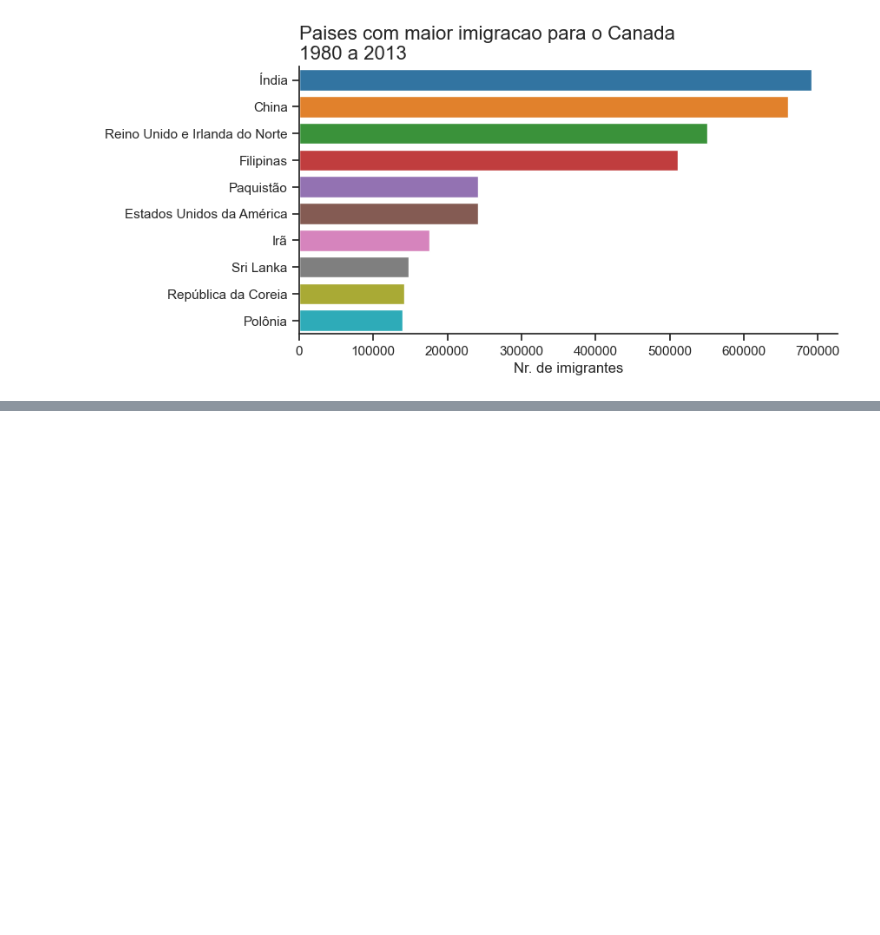
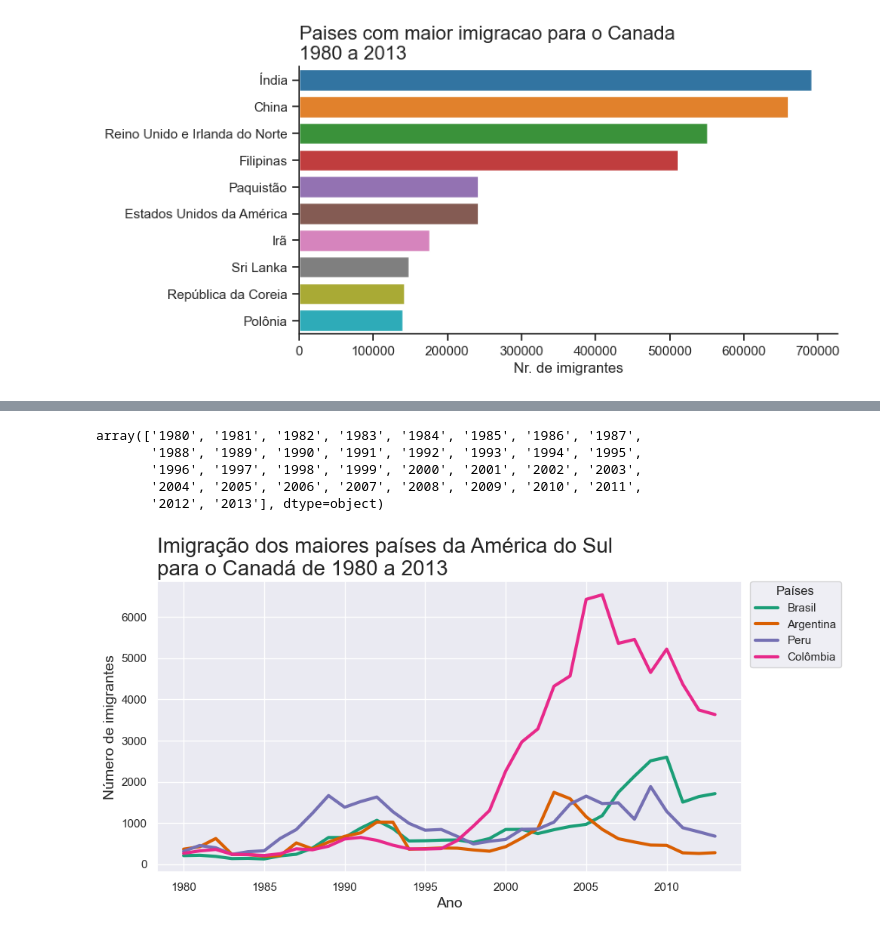
Before and after one commit to fortiCarrion/python-viz-examples, a Jupyter notebook: 01-seaborn.ipynb, the cells around one changed output, grey strips where cells are left out. Saved outputs shown, nothing was run; the diff lists cells and outputs as text; code cells hidden in the pictures; blank space fills up the shorter version.

```diff
--- a/01-seaborn.ipynb
+++ b/01-seaborn.ipynb
@@ -88,3 +88,5 @@ sns.despine() # remove as caixas superiores..
 plt.show()
 # %% [output]
 [figure]
+# %%
+df.set_index("País", inplace=True)
@@ -90,0 +110,6 @@ plt.show()
+# %%
+_df = df.copy()
+# %%
+colunas = df.loc[:,"1980":"2013"].columns
+_df = _df.melt(id_vars=["País", "Continente", "Região"], value_vars=colunas, value_name="imigrantes", var_name="anos")
+_df.set_index("País", inplace=True)
@@ -90,0 +137,29 @@ plt.show()
+# %%
+_df.loc['Brasil'].anos.values
+# %% [output]
+array(['1980', '1981', '1982', '1983', '1984', '1985', '1986', '1987',
+       '1988', '1989', '1990', '1991', '1992', '1993', '1994', '1995',
+       '1996', '1997', '1998', '1999', '2000', '2001', '2002', '2003',
+       '2004', '2005', '2006', '2007', '2008', '2009', '2010', '2011',
+       '2012', '2013'], dtype=object)
+# %%
+sns.set_theme()
+sns.set_palette('Dark2')
+
+fig, ax = plt.subplots(figsize=(10, 5))
+ax = sns.lineplot(x="anos", y="imigrantes", data=_df.loc["Brasil"], label='Brasil', lw=3)
+ax = sns.lineplot(x="anos", y="imigrantes", data=_df.loc["Argentina"], label='Argentina', lw=3)
+ax = sns.lineplot(x="anos", y="imigrantes", data=_df.loc["Peru"], label='Peru', lw=3)
+ax = sns.lineplot(x="anos", y="imigrantes", data=_df.loc["Colômbia"], label='Colômbia', lw=3)
+
+ax.set_title('Imigração dos maiores países da América do Sul\npara o Canadá de 1980 a 2013', loc='left', fontsize=20)
+ax.set_xlabel('Ano', fontsize=14)
+ax.set_ylabel('Número de imigrantes', fontsize=14)
+
+ax.xaxis.set_major_locator(plt.MultipleLocator(5))
+
+ax.legend(title='Países', loc='upper right', bbox_to_anchor=(1.18, 1.02))
+
+plt.show()
+# %% [output]
+[figure, added]
```
Also changed, not shown: parts of 2 cells of this notebook.
